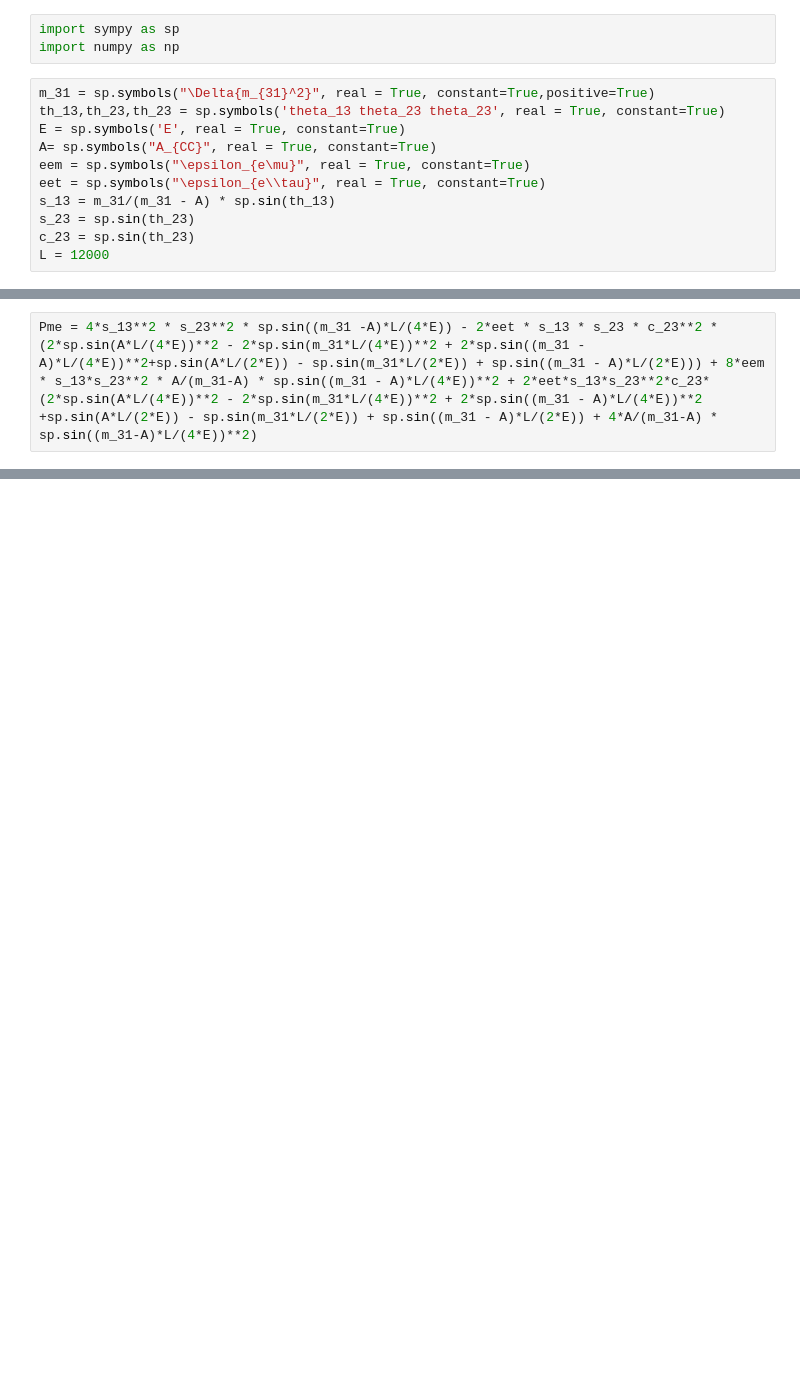
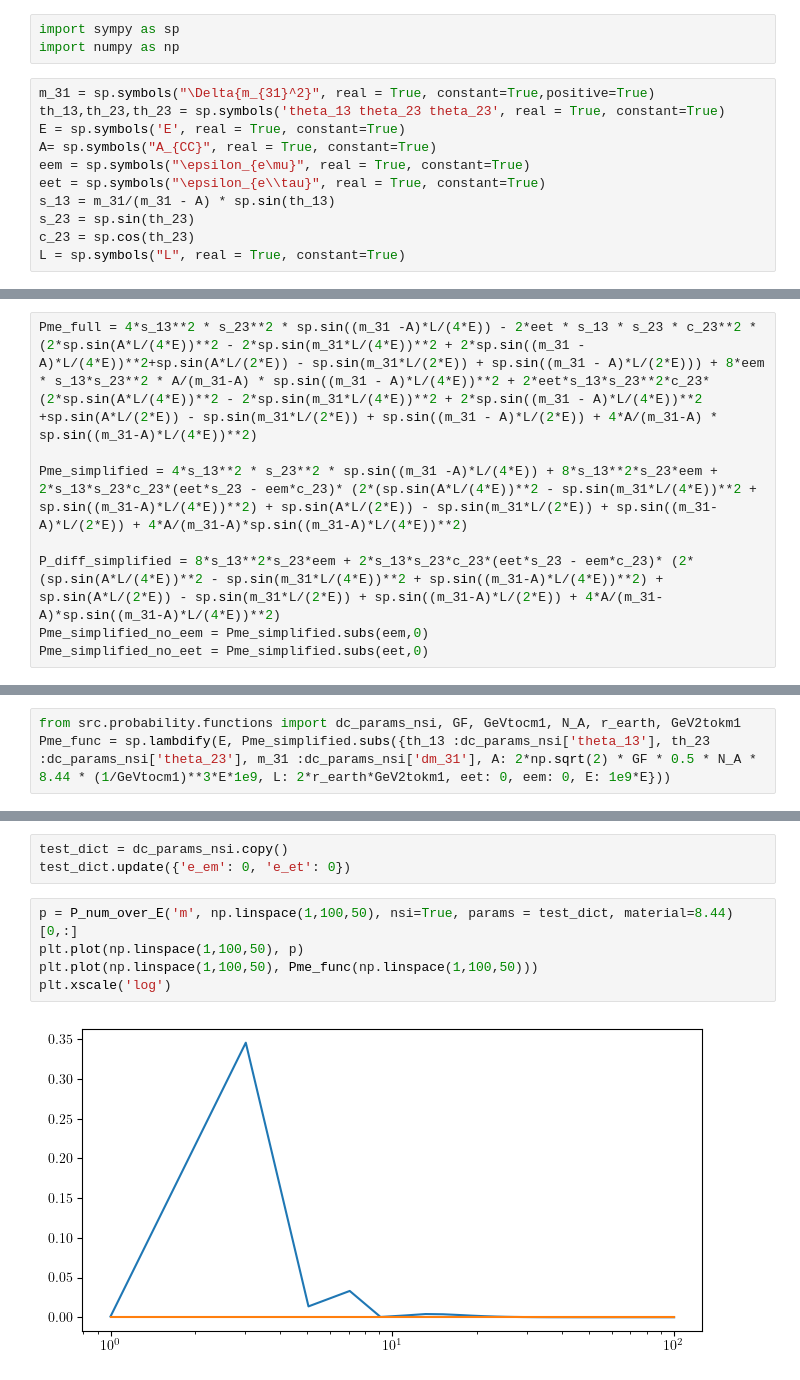
Before and after one commit to Sjoeborg/thesis, a Jupyter notebook: notebooks/nsi_test.ipynb, the cells around one changed output, grey strips where cells are left out. Cells and saved outputs as stored; diff of their text form; blank space fills up the shorter version.

```diff
--- a/notebooks/nsi_test.ipynb
+++ b/notebooks/nsi_test.ipynb
@@ -10,5 +10,5 @@ eem = sp.symbols("\epsilon_{e\mu}", real = True, constant=True)
 eet = sp.symbols("\epsilon_{e\\tau}", real = True, constant=True)
 s_13 = m_31/(m_31 - A) * sp.sin(th_13)
 s_23 = sp.sin(th_23)
-c_23 = sp.sin(th_23)
-L = 12000
+c_23 = sp.cos(th_23)
+L = sp.symbols("L", real = True, constant=True)
@@ -19,3 +15,9 @@ $\displaystyle \epsilon_{e\tau}$
 # %%
-Pme = 4*s_13**2 * s_23**2 * sp.sin((m_31 -A)*L/(4*E)) - 2*eet * s_13 * s_23 * c_23**2 * (2*sp.sin(A*L/(4*E))**2 - 2*sp.sin(m_31*L/(4*E))**2 + 2*sp.sin((m_31 - A)*L/(4*E))**2+sp.sin(A*L/(2*E)) - sp.sin(m_31*L/(2*E)) + sp.sin((m_31 - A)*L/(2*E))) + 8*eem * s_13*s_23**2 * A/(m_31-A) * sp.sin((m_31 - A)*L/(4*E))**2 + 2*eet*s_13*s_23**2*c_23*(2*sp.sin(A*L/(4*E))**2 - 2*sp.sin(m_31*L/(4*E))**2 + 2*sp.sin((m_31 - A)*L/(4*E))**2
+Pme_full = 4*s_13**2 * s_23**2 * sp.sin((m_31 -A)*L/(4*E)) - 2*eet * s_13 * s_23 * c_23**2 * (2*sp.sin(A*L/(4*E))**2 - 2*sp.sin(m_31*L/(4*E))**2 + 2*sp.sin((m_31 - A)*L/(4*E))**2+sp.sin(A*L/(2*E)) - sp.sin(m_31*L/(2*E)) + sp.sin((m_31 - A)*L/(2*E))) + 8*eem * s_13*s_23**2 * A/(m_31-A) * sp.sin((m_31 - A)*L/(4*E))**2 + 2*eet*s_13*s_23**2*c_23*(2*sp.sin(A*L/(4*E))**2 - 2*sp.sin(m_31*L/(4*E))**2 + 2*sp.sin((m_31 - A)*L/(4*E))**2
 +sp.sin(A*L/(2*E)) - sp.sin(m_31*L/(2*E)) + sp.sin((m_31 - A)*L/(2*E)) + 4*A/(m_31-A) * sp.sin((m_31-A)*L/(4*E))**2)
+
+Pme_simplified = 4*s_13**2 * s_23**2 * sp.sin((m_31 -A)*L/(4*E)) + 8*s_13**2*s_23*eem + 2*s_13*s_23*c_23*(eet*s_23 - eem*c_23)* (2*(sp.sin(A*L/(4*E))**2 - sp.sin(m_31*L/(4*E))**2 + sp.sin((m_31-A)*L/(4*E))**2) + sp.sin(A*L/(2*E)) - sp.sin(m_31*L/(2*E)) + sp.sin((m_31-A)*L/(2*E)) + 4*A/(m_31-A)*sp.sin((m_31-A)*L/(4*E))**2)
+
+P_diff_simplified = 8*s_13**2*s_23*eem + 2*s_13*s_23*c_23*(eet*s_23 - eem*c_23)* (2*(sp.sin(A*L/(4*E))**2 - sp.sin(m_31*L/(4*E))**2 + sp.sin((m_31-A)*L/(4*E))**2) + sp.sin(A*L/(2*E)) - sp.sin(m_31*L/(2*E)) + sp.sin((m_31-A)*L/(2*E)) + 4*A/(m_31-A)*sp.sin((m_31-A)*L/(4*E))**2)
+Pme_simplified_no_eem = Pme_simplified.subs(eem,0)
+Pme_simplified_no_eet = Pme_simplified.subs(eet,0)
@@ -25,0 +28,3 @@ $\displaystyle \frac{8 A_{CC} \Delta{m_{31}^2} \epsilon_{e\mu} \sin{\left(\theta
+# %%
+from src.probability.functions import dc_params_nsi, GF, GeVtocm1, N_A, r_earth, GeV2tokm1
+Pme_func = sp.lambdify(E, Pme_simplified.subs({th_13 :dc_params_nsi['theta_13'], th_23 :dc_params_nsi['theta_23'], m_31 :dc_params_nsi['dm_31'], A: 2*np.sqrt(2) * GF * 0.5 * N_A * 8.44 * (1/GeVtocm1)**3*E*1e9, L: 2*r_earth*GeV2tokm1, eet: 0, eem: 0, E: 1e9*E}))
@@ -25,0 +39,10 @@ $\displaystyle \frac{8 A_{CC} \Delta{m_{31}^2} \epsilon_{e\mu} \sin{\left(\theta
+# %%
+test_dict = dc_params_nsi.copy()
+test_dict.update({'e_em': 0, 'e_et': 0})
+# %%
+p = P_num_over_E('m', np.linspace(1,100,50), nsi=True, params = test_dict, material=8.44)[0,:]
+plt.plot(np.linspace(1,100,50), p)
+plt.plot(np.linspace(1,100,50), Pme_func(np.linspace(1,100,50)))
+plt.xscale('log')
+# %% [output]
+[figure, added]
```
Also changed, not shown: parts of 11 cells of this notebook, 48 other files.
